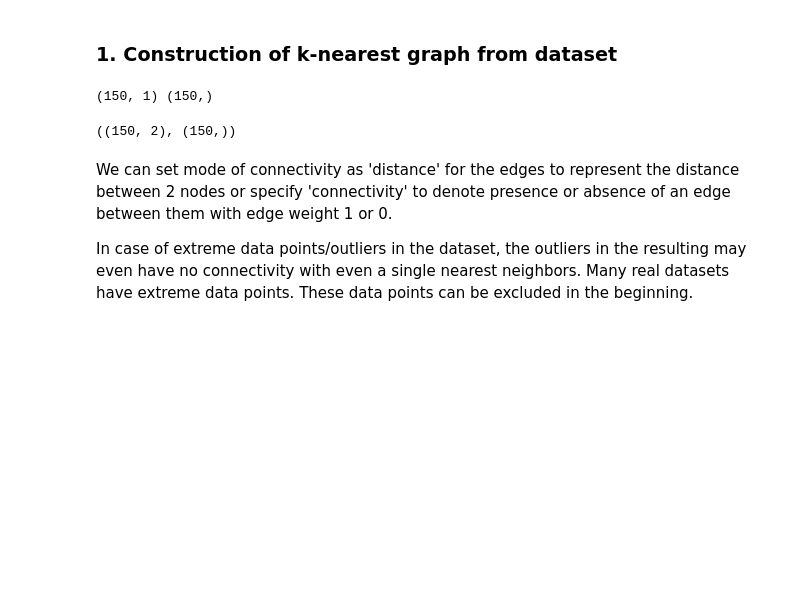
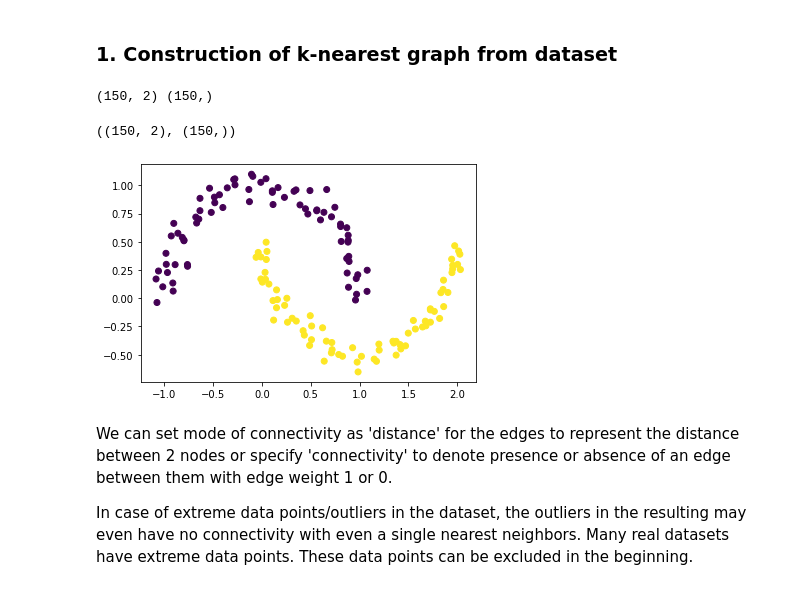
Before and after one commit to Taaniya/graph-analytics, a Jupyter notebook: Graph_Laplacian_and_Spectral_Clustering.ipynb, the cells around one changed output. Cells and saved outputs as stored; diff of their text form; code cells hidden in the pictures; blank space fills up the shorter version.

```diff
--- a/Graph_Laplacian_and_Spectral_Clustering.ipynb
+++ b/Graph_Laplacian_and_Spectral_Clustering.ipynb
@@ -15,15 +17,20 @@ np.random.seed(random_state)
 # %%
 data_size = 150
 features,y = make_moons(n_samples=data_size, noise=0.07, random_state=213)
-print(x.shape, y.shape)
+print(features.shape, y.shape)
 
 data_size = features.shape[0]
 # %% [output]
-(150, 1) (150,)
+(150, 2) (150,)
 # %%
 features.shape, y.shape
 # %% [output]
 ((150, 2), (150,))
+# %%
+plt.scatter(features[:,0], features[:,1], c=y.astype(float))
+plt.show()
+# %% [output]
+[figure, added]
 # %% [markdown]
 We can set mode of connectivity as 'distance' for the edges to represent the distance between 2 nodes or specify 'connectivity' to denote presence or absence of an edge between them with edge weight 1 or 0.
 
```
Also changed, not shown: parts of 5 cells of this notebook.
